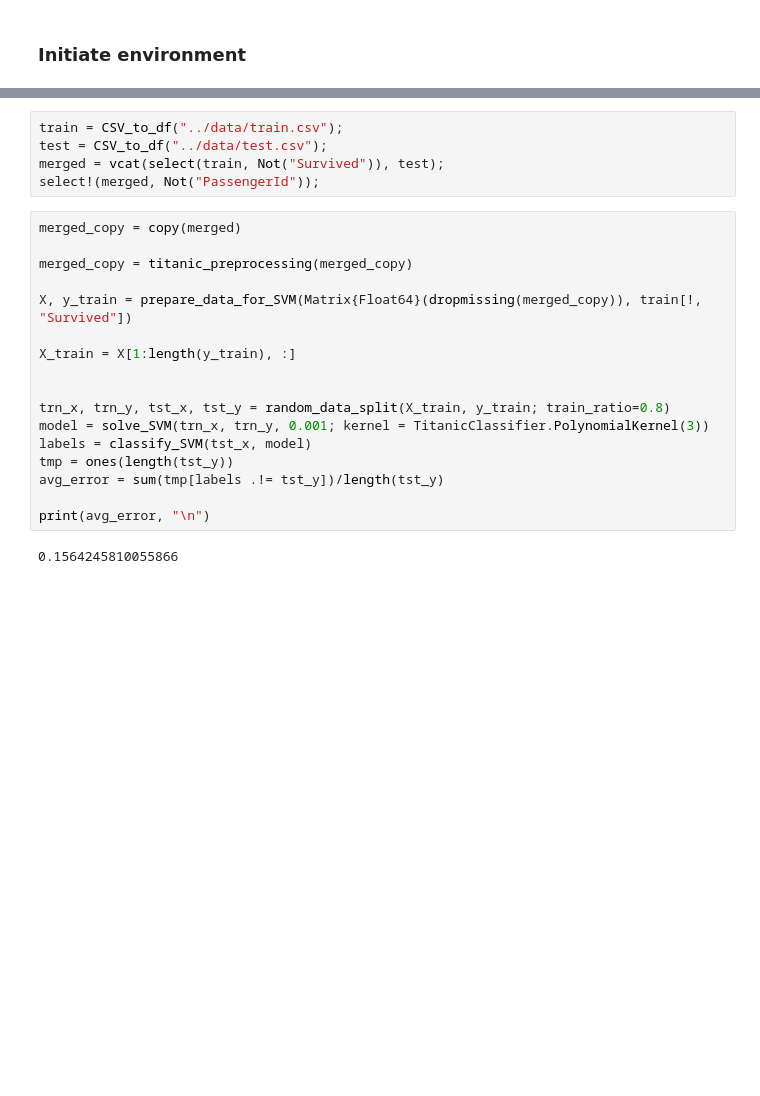
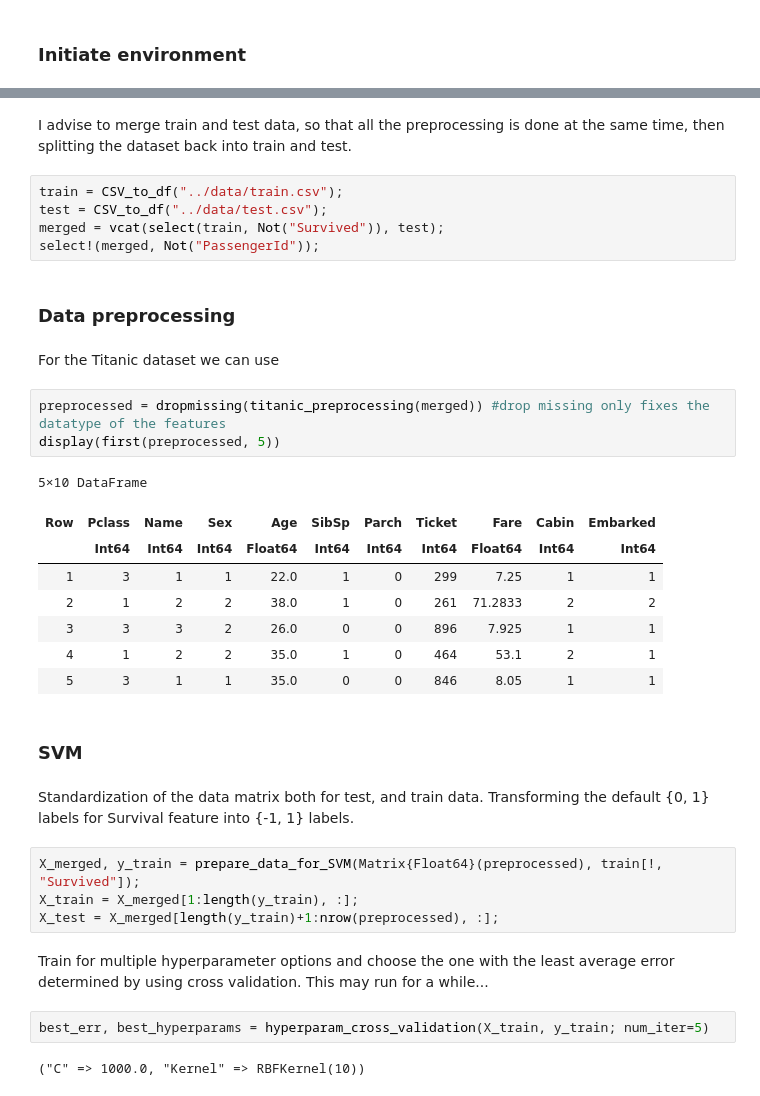
Before and after one commit to B0B36JUL-FinalProjects-2022/Projekt_cechdav5, a Jupyter notebook: examples/usage.ipynb, the cells around one changed output, grey strips where cells are left out. Drawn from its saved outputs; the diff is of its cells as text; blank space fills up the shorter version.

```diff
--- a/examples/usage.ipynb
+++ b/examples/usage.ipynb
@@ -16,24 +18,37 @@ using TitanicClassifier
+# %% [markdown]
+I advise to merge train and test data, so that all the preprocessing is done at the same time, then splitting the dataset back into train and test.
 # %%
 train = CSV_to_df("../data/train.csv");
 test = CSV_to_df("../data/test.csv");
 merged = vcat(select(train, Not("Survived")), test);
 select!(merged, Not("PassengerId"));
-# %%
-merged_copy = copy(merged)
-
-merged_copy = titanic_preprocessing(merged_copy)
-
-X, y_train = prepare_data_for_SVM(Matrix{Float64}(dropmissing(merged_copy)), train[!, "Survived"])
-
-X_train = X[1:length(y_train), :]
-
-
-trn_x, trn_y, tst_x, tst_y = random_data_split(X_train, y_train; train_ratio=0.8)
-model = solve_SVM(trn_x, trn_y, 0.001; kernel = TitanicClassifier.PolynomialKernel(3))
-labels = classify_SVM(tst_x, model)
-tmp = ones(length(tst_y))
-avg_error = sum(tmp[labels .!= tst_y])/length(tst_y)
-
-print(avg_error, "\n")
-# %% [output]
-0.1564245810055866
+# %% [markdown]
+### Data preprocessing
+# %% [markdown]
+For the Titanic dataset we can use
+# %%
+preprocessed = dropmissing(titanic_preprocessing(merged)) #drop missing only fixes the datatype of the features
+display(first(preprocessed, 5))
+# %% [output]
+5×10 DataFrame
+| Row | Pclass | Name | Sex | Age | SibSp | Parch | Ticket | Fare | Cabin | Embarked |
+|  | Int64 | Int64 | Int64 | Float64 | Int64 | Int64 | Int64 | Float64 | Int64 | Int64 |
+| 1 | 3 | 1 | 1 | 22.0 | 1 | 0 | 299 | 7.25 | 1 | 1 |
+| 2 | 1 | 2 | 2 | 38.0 | 1 | 0 | 261 | 71.2833 | 2 | 2 |
+| 3 | 3 | 3 | 2 | 26.0 | 0 | 0 | 896 | 7.925 | 1 | 1 |
+| 4 | 1 | 2 | 2 | 35.0 | 1 | 0 | 464 | 53.1 | 2 | 1 |
+| 5 | 3 | 1 | 1 | 35.0 | 0 | 0 | 846 | 8.05 | 1 | 1 |
+# %% [markdown]
+### SVM
+# %% [markdown]
+Standardization of the data matrix both for test, and train data. Transforming the default {0, 1} labels for Survival feature into {-1, 1} labels.
+# %%
+X_merged, y_train = prepare_data_for_SVM(Matrix{Float64}(preprocessed), train[!, "Survived"]);
+X_train = X_merged[1:length(y_train), :];
+X_test = X_merged[length(y_train)+1:nrow(preprocessed), :];
+# %% [markdown]
+Train for multiple hyperparameter options and choose the one with the least average error determined by using cross validation. This may run for a while...
+# %%
+best_err, best_hyperparams = hyperparam_cross_validation(X_train, y_train; num_iter=5)
+# %% [output]
+("C" => 1000.0, "Kernel" => RBFKernel(10))
```
Also changed, not shown: parts of 6 cells of this notebook, 7 other files.
